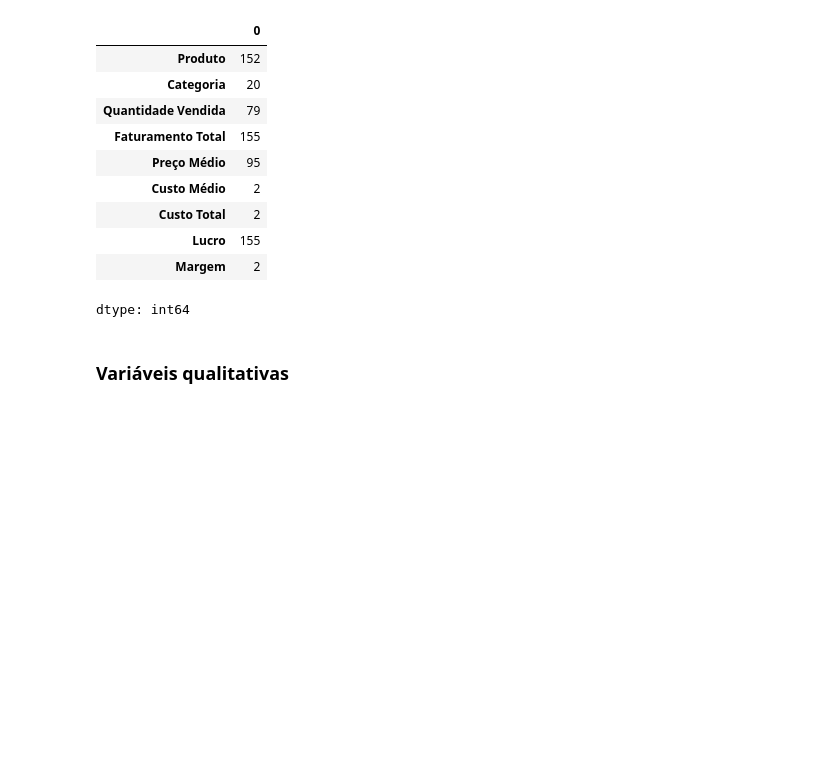
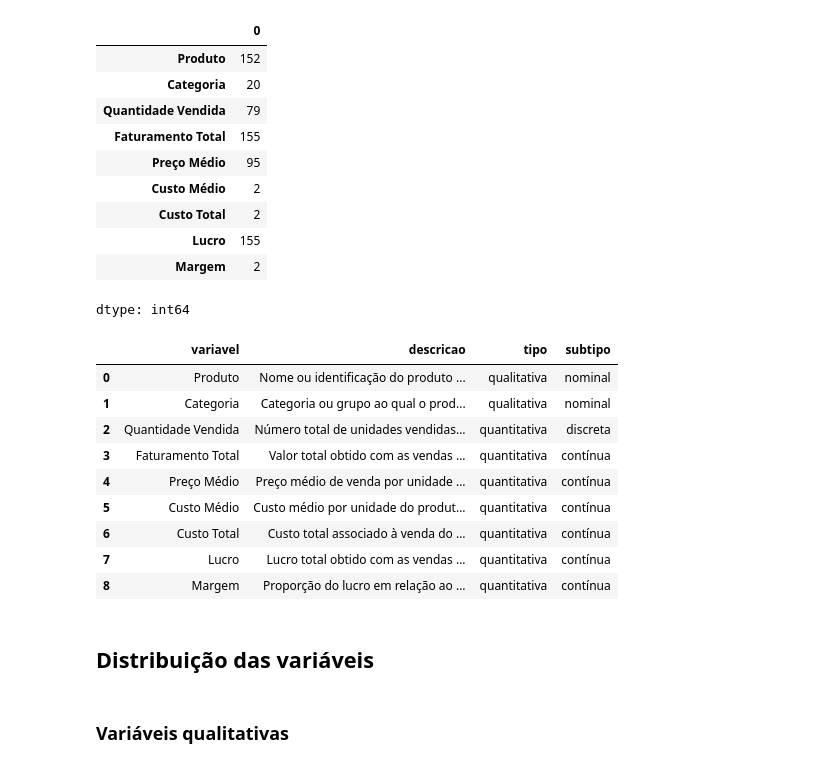
Before and after one commit to jjhonxpx/confeitaria_projeto01, a Jupyter notebook: EDA_Confeitaria.ipynb, the cells around one changed output. Cells and saved outputs as stored; diff of their text form; code cells hidden in the pictures; blank space fills up the shorter version.

```diff
--- a/EDA_Confeitaria.ipynb
+++ b/EDA_Confeitaria.ipynb
@@ -88,3 +78,75 @@ variaveis_quantitativas = {
+# %%
+df_dict = pd.DataFrame([
+    {
+        "variavel": "Produto",
+        "descricao": "Nome ou identificação do produto vendido.",
+        "tipo": "qualitativa",
+        "subtipo": "nominal"
+    },
+    {
+        "variavel": "Categoria",
+        "descricao": "Categoria ou grupo ao qual o produto pertence.",
+        "tipo": "qualitativa",
+        "subtipo": "nominal"
+    },
+    {
+        "variavel": "Quantidade Vendida",
+        "descricao": "Número total de unidades vendidas do produto.",
+        "tipo": "quantitativa",
+        "subtipo": "discreta"
+    },
+    {
+        "variavel": "Faturamento Total",
+        "descricao": "Valor total obtido com as vendas do produto (em R$).",
+        "tipo": "quantitativa",
+        "subtipo": "contínua"
+    },
+    {
+        "variavel": "Preço Médio",
+        "descricao": "Preço médio de venda por unidade do produto (em R$).",
+        "tipo": "quantitativa",
+        "subtipo": "contínua"
+    },
+    {
+        "variavel": "Custo Médio",
+        "descricao": "Custo médio por unidade do produto (em R$).",
+        "tipo": "quantitativa",
+        "subtipo": "contínua"
+    },
+    {
+        "variavel": "Custo Total",
+        "descricao": "Custo total associado à venda do produto (em R$).",
+        "tipo": "quantitativa",
+        "subtipo": "contínua"
+    },
+    {
+        "variavel": "Lucro",
+        "descricao": "Lucro total obtido com as vendas do produto (em R$).",
+        "tipo": "quantitativa",
+        "subtipo": "contínua"
+    },
+    {
+        "variavel": "Margem",
+        "descricao": "Proporção do lucro em relação ao faturamento total (em %).",
+        "tipo": "quantitativa",
+        "subtipo": "contínua"
+    }
+])
+
+df_dict
+# %% [output]
+|  | variavel | descricao | tipo | subtipo |
+| 0 | Produto | Nome ou identificação do produto ... | qualitativa | nominal |
+| 1 | Categoria | Categoria ou grupo ao qual o prod... | qualitativa | nominal |
+| 2 | Quantidade Vendida | Número total de unidades vendidas... | quantitativa | discreta |
+| 3 | Faturamento Total | Valor total obtido com as vendas ... | quantitativa | contínua |
+| 4 | Preço Médio | Preço médio de venda por unidade ... | quantitativa | contínua |
+| 5 | Custo Médio | Custo médio por unidade do produt... | quantitativa | contínua |
+| 6 | Custo Total | Custo total associado à venda do ... | quantitativa | contínua |
+| 7 | Lucro | Lucro total obtido com as vendas ... | quantitativa | contínua |
+| 8 | Margem | Proporção do lucro em relação ao ... | quantitativa | contínua |
+# %% [markdown]
+## Distribuição das variáveis
 # %%
 # @title Resumo estatístico
 
```
Also changed, not shown: parts of 4 cells of this notebook.
